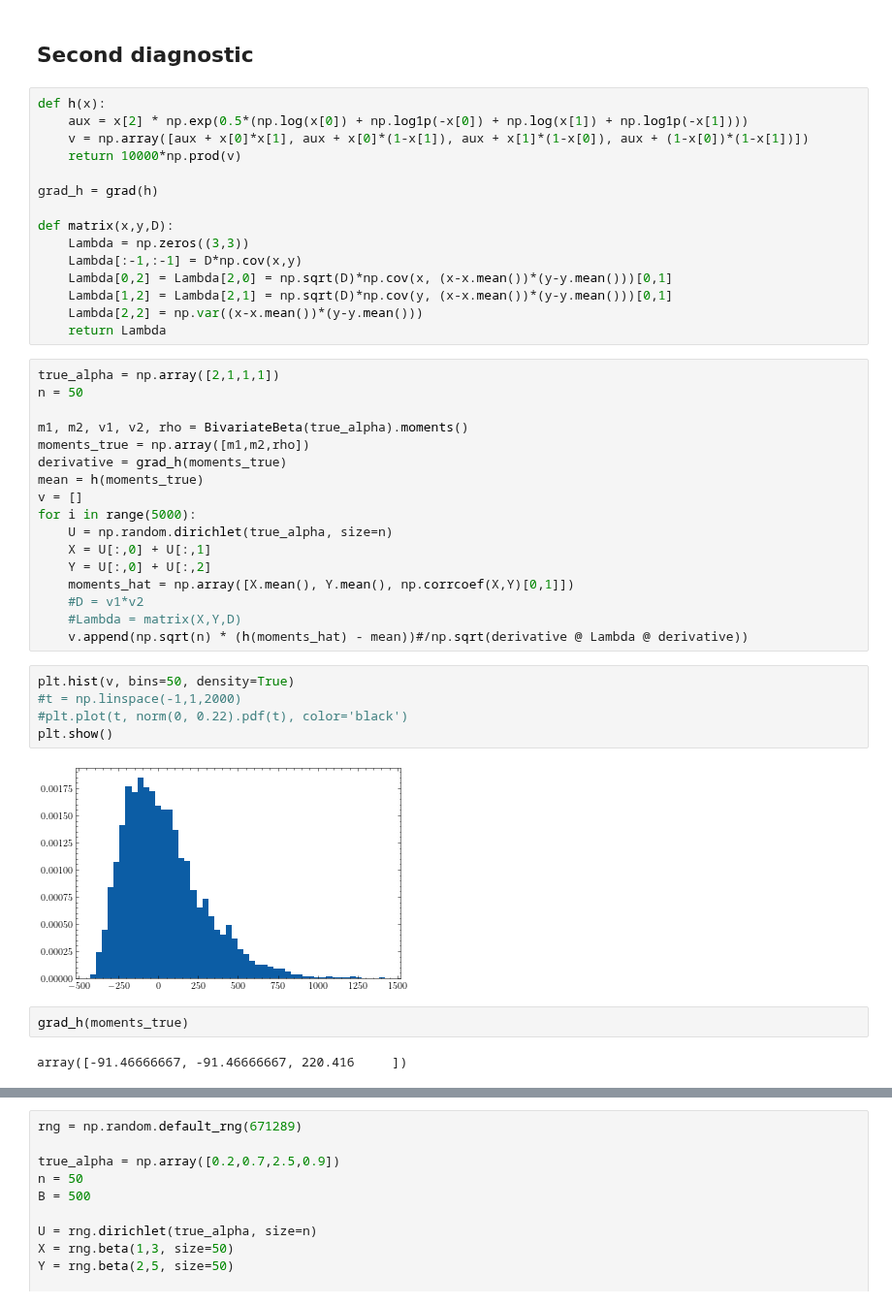
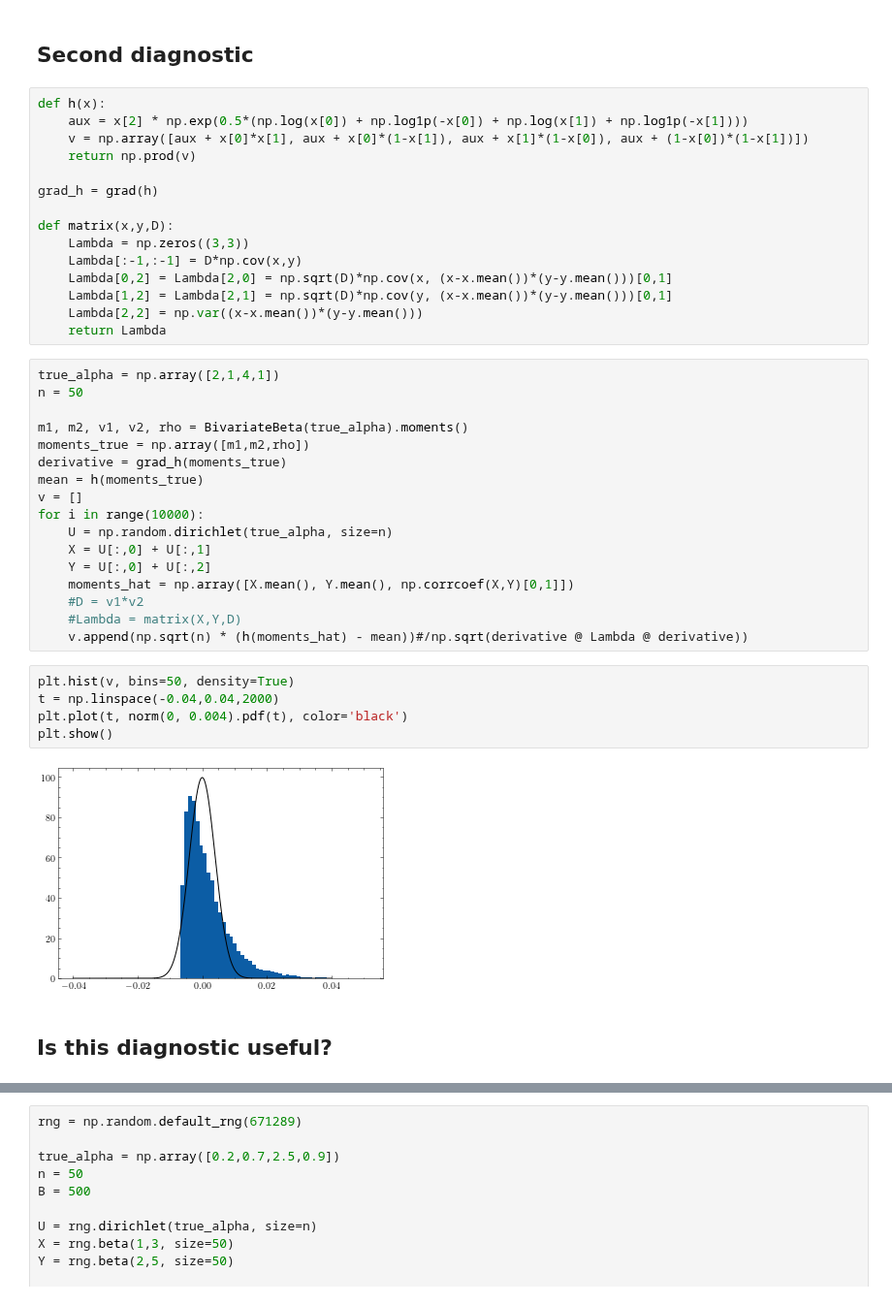
Before and after one commit to lucasmoschen/bivariate-beta, a Jupyter notebook: notebooks/notebook_for_experimentation.ipynb, the cells around one changed output, grey strips where cells are left out. Shown at 97% size. Saved outputs shown, nothing was run; the diff lists cells and outputs as text.

```diff
--- a/notebooks/notebook_for_experimentation.ipynb
+++ b/notebooks/notebook_for_experimentation.ipynb
@@ -30,7 +30,7 @@ import autograd.numpy as np
 def h(x):
     aux = x[2] * np.exp(0.5*(np.log(x[0]) + np.log1p(-x[0]) + np.log(x[1]) + np.log1p(-x[1])))
     v = np.array([aux + x[0]*x[1], aux + x[0]*(1-x[1]), aux + x[1]*(1-x[0]), aux + (1-x[0])*(1-x[1])])
-    return 10000*np.prod(v)
+    return np.prod(v)
 
 grad_h = grad(h)
 
@@ -42,7 +42,7 @@ def matrix(x,y,D):
     Lambda[2,2] = np.var((x-x.mean())*(y-y.mean()))
     return Lambda
 # %%
-true_alpha = np.array([2,1,1,1])
+true_alpha = np.array([2,1,4,1])
 n = 50
 
 m1, m2, v1, v2, rho = BivariateBeta(true_alpha).moments()
@@ -50,7 +50,7 @@ moments_true = np.array([m1,m2,rho])
 derivative = grad_h(moments_true)
 mean = h(moments_true)
 v = []
-for i in range(5000):
+for i in range(10000):
     U = np.random.dirichlet(true_alpha, size=n)
     X = U[:,0] + U[:,1]
     Y = U[:,0] + U[:,2]
@@ -60,12 +60,10 @@ for i in range(5000):
     v.append(np.sqrt(n) * (h(moments_hat) - mean))#/np.sqrt(derivative @ Lambda @ derivative))
 # %%
 plt.hist(v, bins=50, density=True)
-#t = np.linspace(-1,1,2000)
-#plt.plot(t, norm(0, 0.22).pdf(t), color='black')
+t = np.linspace(-0.04,0.04,2000)
+plt.plot(t, norm(0, 0.004).pdf(t), color='black')
 plt.show()
 # %% [output]
-[figure, old version]
+[figure, new version]
-# %%
-grad_h(moments_true)
-# %% [output]
-array([-91.46666667, -91.46666667, 220.416     ])
+# %% [markdown]
+## Is this diagnostic useful?
```
Also changed, not shown: parts of 9 cells of this notebook.
